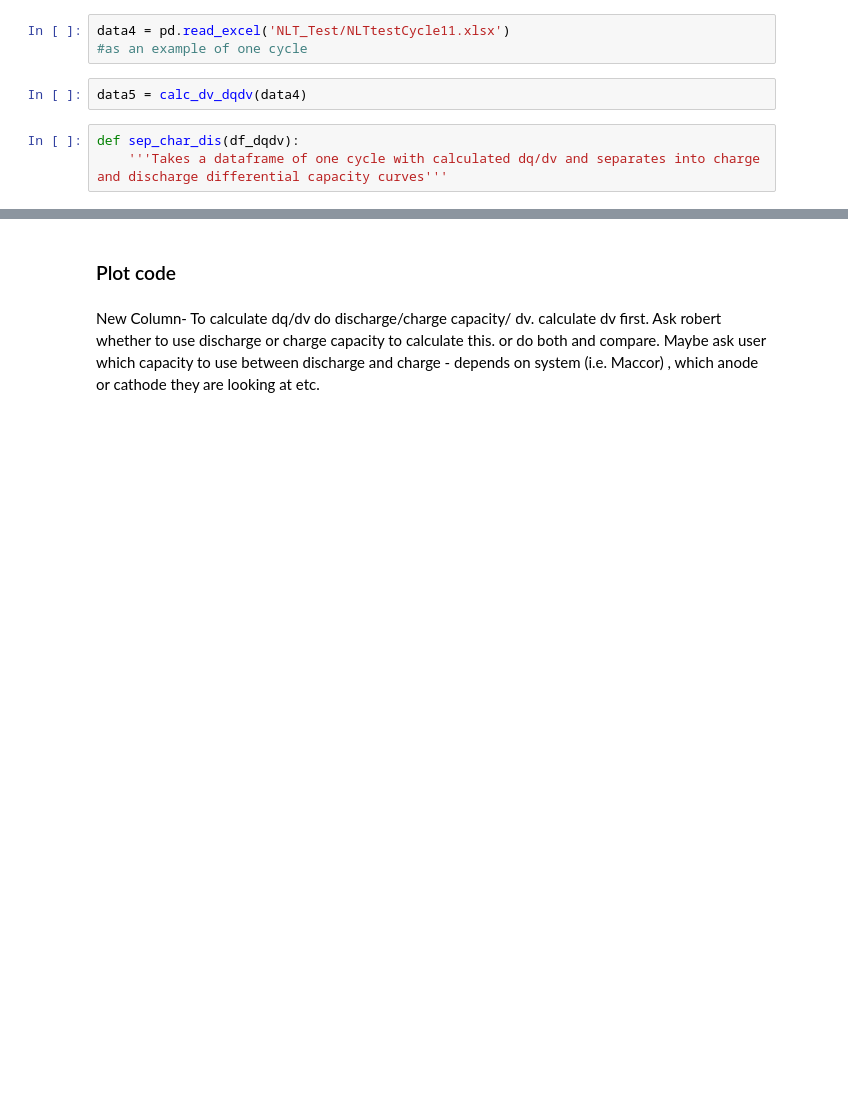
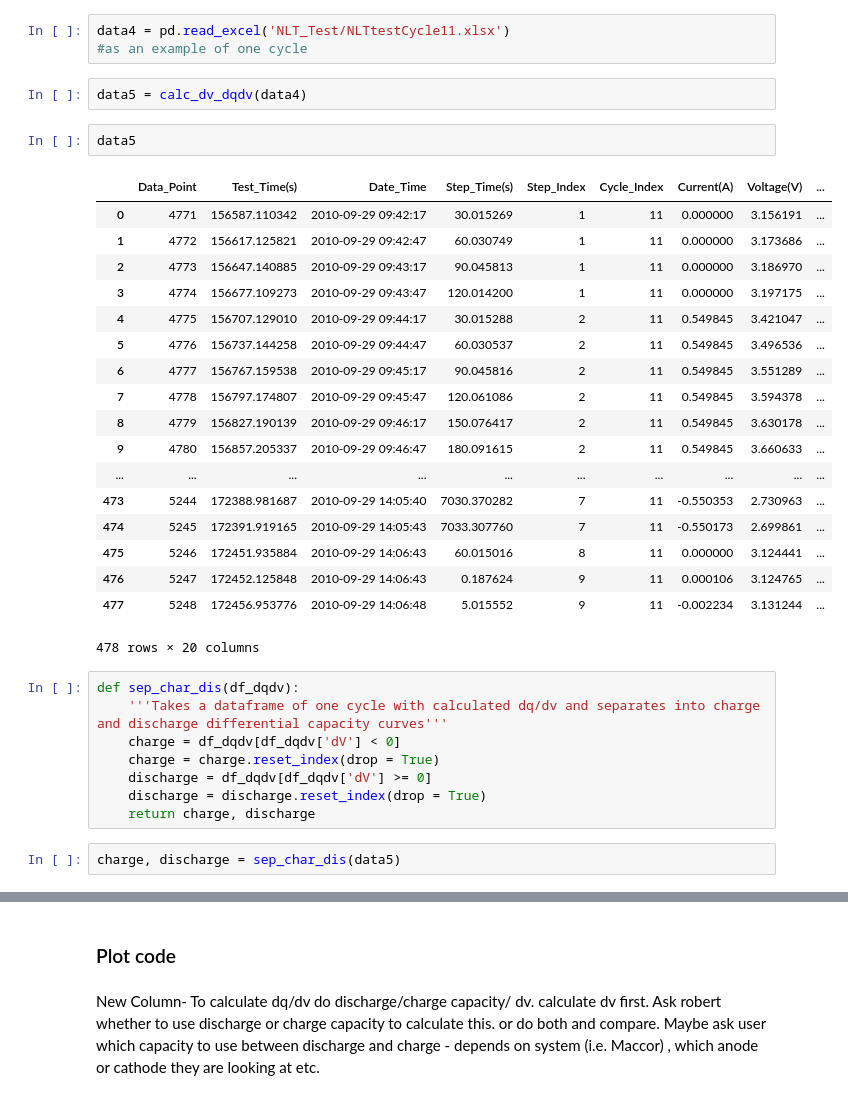
Before and after one commit to nicolet5/DiffCapAnalyzer, a Jupyter notebook: ourproject/CleanData.ipynb, the cells around one changed output, grey strips where cells are left out. Cells and saved outputs as stored; diff of their text form; blank space fills up the shorter version.

```diff
--- a/ourproject/CleanData.ipynb
+++ b/ourproject/CleanData.ipynb
@@ -186,7 +188,35 @@ data4 = pd.read_excel('NLT_Test/NLTtestCycle11.xlsx')
 #as an example of one cycle
 # %%
 data5 = calc_dv_dqdv(data4)
+# %%
+data5
+# %% [output]
+|  | Data_Point | Test_Time(s) | Date_Time | Step_Time(s) | Step_Index | Cycle_Index | Current(A) | Voltage(V) | ... |
+| 0 | 4771 | 156587.110342 | 2010-09-29 09:42:17 | 30.015269 | 1 | 11 | 0.000000 | 3.156191 | ... |
+| 1 | 4772 | 156617.125821 | 2010-09-29 09:42:47 | 60.030749 | 1 | 11 | 0.000000 | 3.173686 | ... |
+| 2 | 4773 | 156647.140885 | 2010-09-29 09:43:17 | 90.045813 | 1 | 11 | 0.000000 | 3.186970 | ... |
+| 3 | 4774 | 156677.109273 | 2010-09-29 09:43:47 | 120.014200 | 1 | 11 | 0.000000 | 3.197175 | ... |
+| 4 | 4775 | 156707.129010 | 2010-09-29 09:44:17 | 30.015288 | 2 | 11 | 0.549845 | 3.421047 | ... |
+| 5 | 4776 | 156737.144258 | 2010-09-29 09:44:47 | 60.030537 | 2 | 11 | 0.549845 | 3.496536 | ... |
+| 6 | 4777 | 156767.159538 | 2010-09-29 09:45:17 | 90.045816 | 2 | 11 | 0.549845 | 3.551289 | ... |
+| 7 | 4778 | 156797.174807 | 2010-09-29 09:45:47 | 120.061086 | 2 | 11 | 0.549845 | 3.594378 | ... |
+| 8 | 4779 | 156827.190139 | 2010-09-29 09:46:17 | 150.076417 | 2 | 11 | 0.549845 | 3.630178 | ... |
+| 9 | 4780 | 156857.205337 | 2010-09-29 09:46:47 | 180.091615 | 2 | 11 | 0.549845 | 3.660633 | ... |
+| ... | ... | ... | ... | ... | ... | ... | ... | ... | ... |
+| 473 | 5244 | 172388.981687 | 2010-09-29 14:05:40 | 7030.370282 | 7 | 11 | -0.550353 | 2.730963 | ... |
+| 474 | 5245 | 172391.919165 | 2010-09-29 14:05:43 | 7033.307760 | 7 | 11 | -0.550173 | 2.699861 | ... |
+| 475 | 5246 | 172451.935884 | 2010-09-29 14:06:43 | 60.015016 | 8 | 11 | 0.000000 | 3.124441 | ... |
+| 476 | 5247 | 172452.125848 | 2010-09-29 14:06:43 | 0.187624 | 9 | 11 | 0.000106 | 3.124765 | ... |
+| 477 | 5248 | 172456.953776 | 2010-09-29 14:06:48 | 5.015552 | 9 | 11 | -0.002234 | 3.131244 | ... |
+478 rows × 20 columns
 # %%
 def sep_char_dis(df_dqdv):
     '''Takes a dataframe of one cycle with calculated dq/dv and separates into charge and discharge differential capacity curves'''
+    charge = df_dqdv[df_dqdv['dV'] < 0]
+    charge = charge.reset_index(drop = True)
+    discharge = df_dqdv[df_dqdv['dV'] >= 0]
+    discharge = discharge.reset_index(drop = True)
+    return charge, discharge
+# %%
+charge, discharge = sep_char_dis(data5)
 # %%
```
Also changed, not shown: parts of 4 cells of this notebook, 1 other file.
